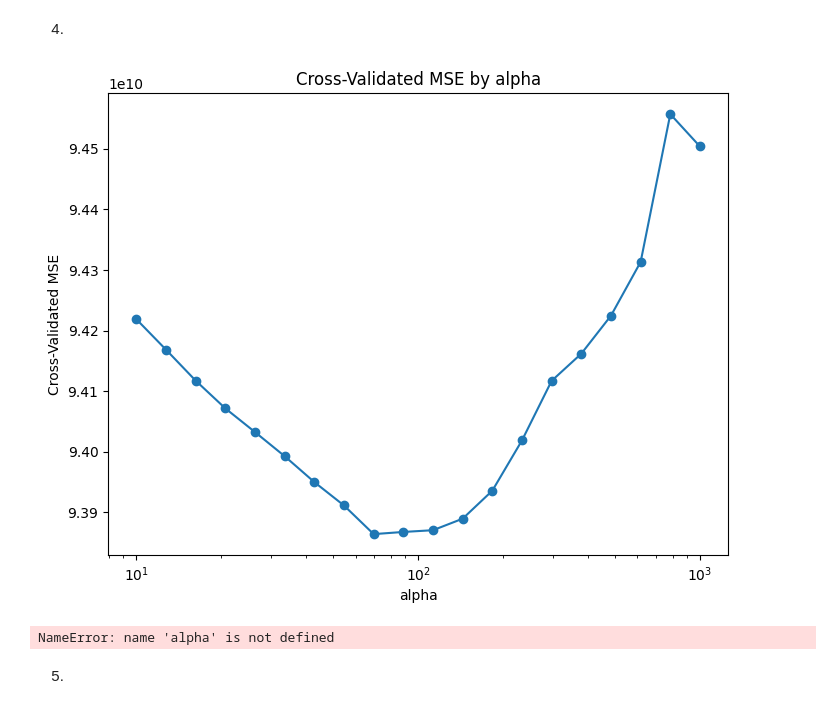
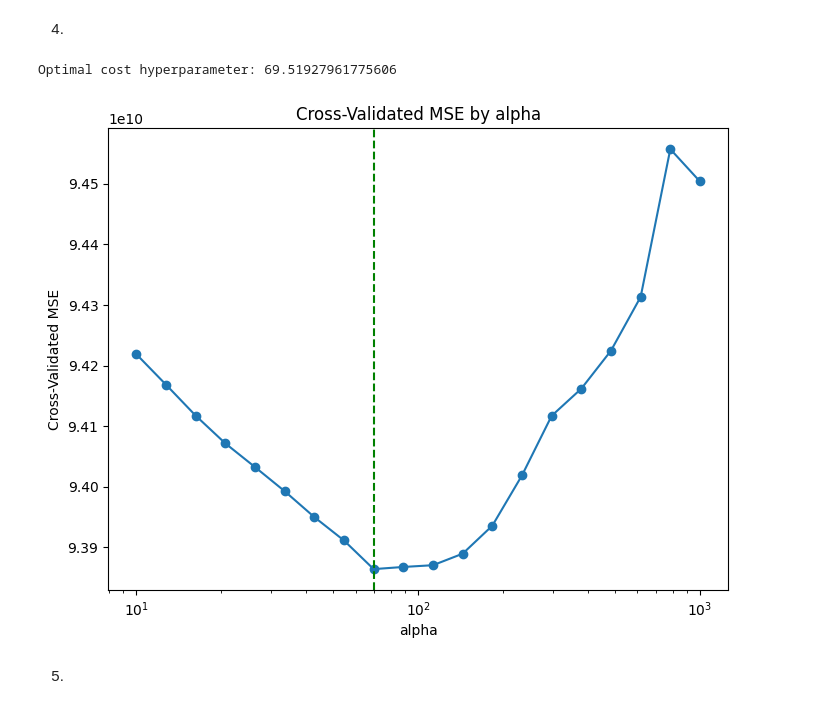
Before and after one commit to an9o/DS3021_Assignments, a Jupyter notebook: Assignment_4/Answers.ipynb, the cells around one changed output. Saved outputs shown, nothing was run; the diff lists cells and outputs as text; code cells hidden in the pictures.

Commit message:
error

```diff
--- a/Assignment_4/Answers.ipynb
+++ b/Assignment_4/Answers.ipynb
@@ -112,20 +112,21 @@ mse_df = pd.DataFrame({
     "cv_mse": cv_mse
 })
 
-# plot
-plt.figure(figsize=(8,6))
-plt.plot(mse_df["alpha"], mse_df["cv_mse"], marker="o")
-plt.xscale("log")
-plt.xlabel("alpha")
-plt.ylabel("Cross-Validated MSE")
-plt.title("Cross-Validated MSE by alpha")
-plt.show()
+print(f"Optimal cost hyperparameter: {reg.alpha_}")
 # %% [output]
-[figure, removed]
+Optimal cost hyperparameter: 69.51927961775606
-# %%
-print(f'Optimal cost hyperparameter: {alpha}')
-# %% [output]
-NameError: name 'alpha' is not defined
+# %%
+# plot
+plt.figure(figsize=(8,6))
+plt.plot(mse_df["alpha"], mse_df["cv_mse"], marker="o")
+plt.axvline(x=reg.alpha_, color="green", linestyle="--", linewidth=1.5)
+plt.xscale("log")
+plt.xlabel("alpha")
+plt.ylabel("Cross-Validated MSE")
+plt.title("Cross-Validated MSE by alpha")
+plt.show()
+# %% [output]
+[figure, added]
 # %% [markdown]
 5.
 # %%
```
